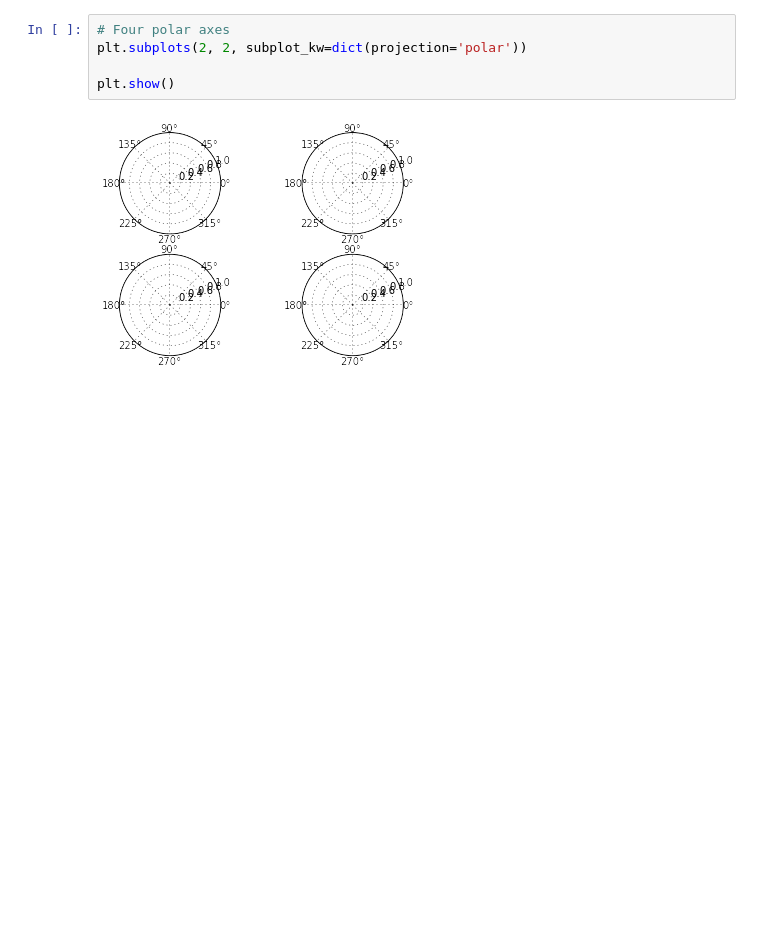
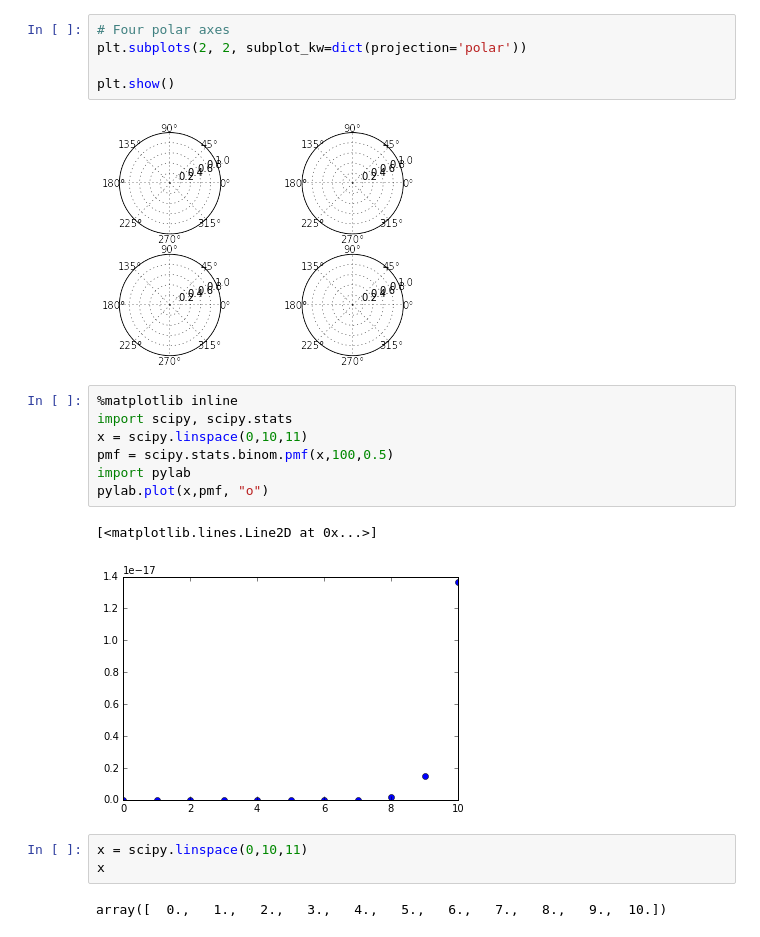
Before and after one commit to patng323/learn, a Jupyter notebook: plt_subplots.ipynb, the cells around one changed output. Cells and saved outputs as stored; diff of their text form; blank space fills up the shorter version.

```diff
--- a/plt_subplots.ipynb
+++ b/plt_subplots.ipynb
@@ -89,3 +89,18 @@ plt.subplots(2, 2, subplot_kw=dict(projection='polar'))
 plt.show()
 # %% [output]
 [figure]
+# %%
+%matplotlib inline
+import scipy, scipy.stats
+x = scipy.linspace(0,10,11)
+pmf = scipy.stats.binom.pmf(x,100,0.5)
+import pylab
+pylab.plot(x,pmf, "o")
+# %% [output]
+[<matplotlib.lines.Line2D at 0x...>]
+[figure, added]
+# %%
+x = scipy.linspace(0,10,11)
+x
+# %% [output]
+array([  0.,   1.,   2.,   3.,   4.,   5.,   6.,   7.,   8.,   9.,  10.])
```
Also changed, not shown: 4 other files.
